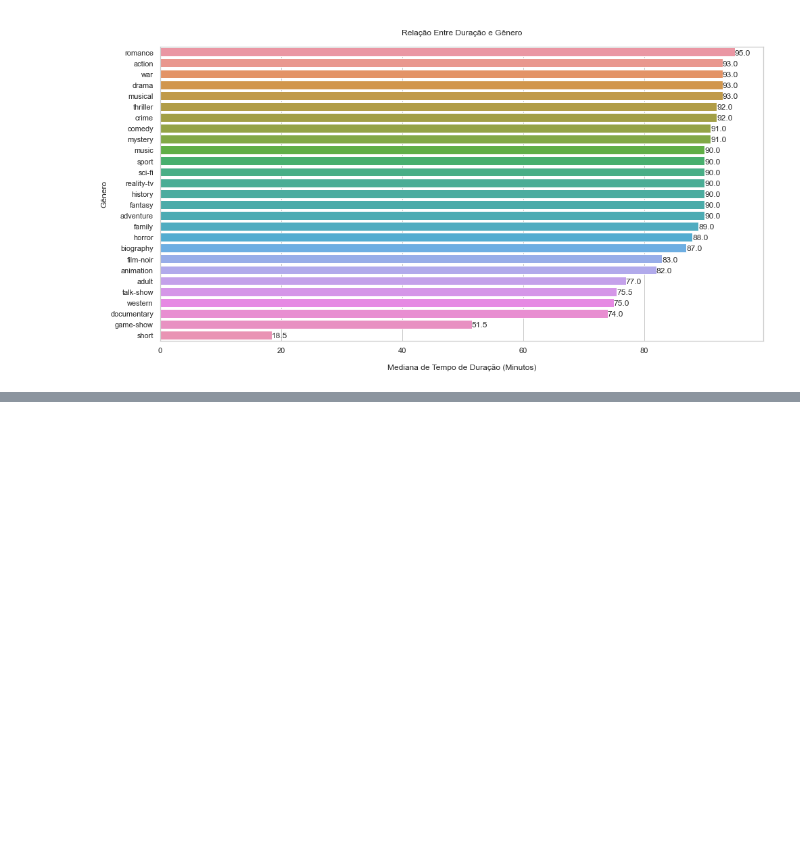
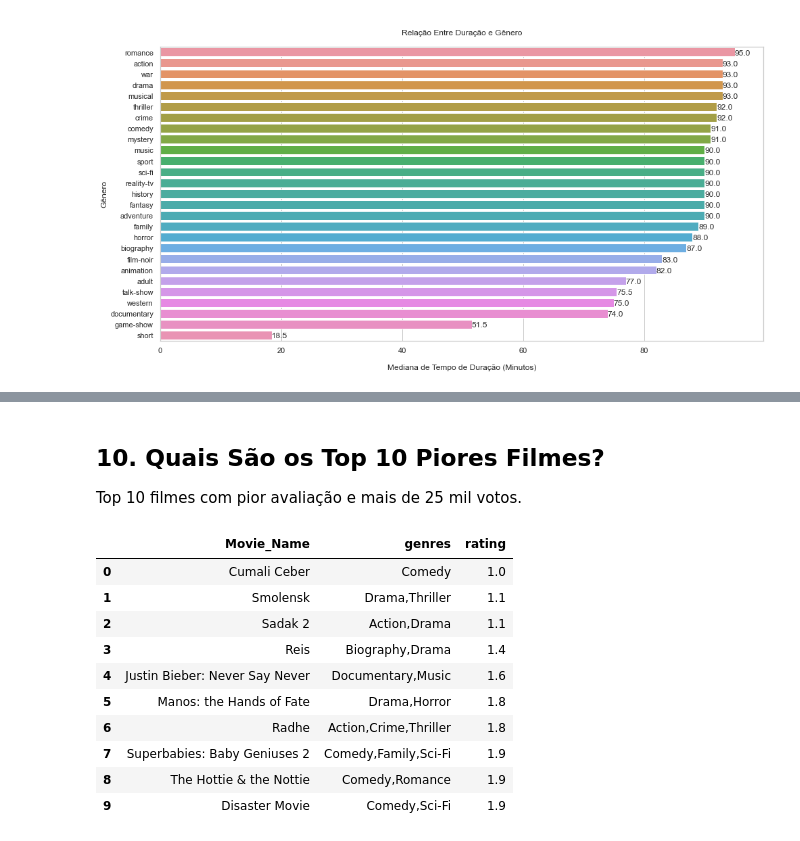
Before and after one commit to felipetac/imdb-data-analytics-python, a Jupyter notebook: imdb-data-analytics.ipynb, the cells around one changed output, grey strips where cells are left out. Cells and saved outputs as stored; diff of their text form; code cells hidden in the pictures; blank space fills up the shorter version.

```diff
--- a/imdb-data-analytics.ipynb
+++ b/imdb-data-analytics.ipynb
@@ -734,0 +858,30 @@ plt.show()
+# %% [markdown]
+## 10. Quais São os Top 10 Piores Filmes?
+
+Top 10 filmes com pior avaliação e mais de 25 mil votos.
+# %%
+# Consulta SQL
+query = '''
+            SELECT primary_title AS Movie_Name, genres, rating
+            FROM
+            titles JOIN ratings
+            ON  titles.title_id = ratings.title_id
+            WHERE titles.type = 'movie' AND ratings.votes >= 25000
+            ORDER BY rating ASC
+            LIMIT 10
+            '''
+
+top10_piores_filmes = pd.read_sql_query(query, conn)
+top10_piores_filmes
+# %% [output]
+|  | Movie_Name | genres | rating |
+| 0 | Cumali Ceber | Comedy | 1.0 |
+| 1 | Smolensk | Drama,Thriller | 1.1 |
+| 2 | Sadak 2 | Action,Drama | 1.1 |
+| 3 | Reis | Biography,Drama | 1.4 |
+| 4 | Justin Bieber: Never Say Never | Documentary,Music | 1.6 |
+| 5 | Manos: the Hands of Fate | Drama,Horror | 1.8 |
+| 6 | Radhe | Action,Crime,Thriller | 1.8 |
+| 7 | Superbabies: Baby Geniuses 2 | Comedy,Family,Sci-Fi | 1.9 |
+| 8 | The Hottie & the Nottie | Comedy,Romance | 1.9 |
+| 9 | Disaster Movie | Comedy,Sci-Fi | 1.9 |
```
Also changed, not shown: parts of 9 cells of this notebook, 1 other file.
